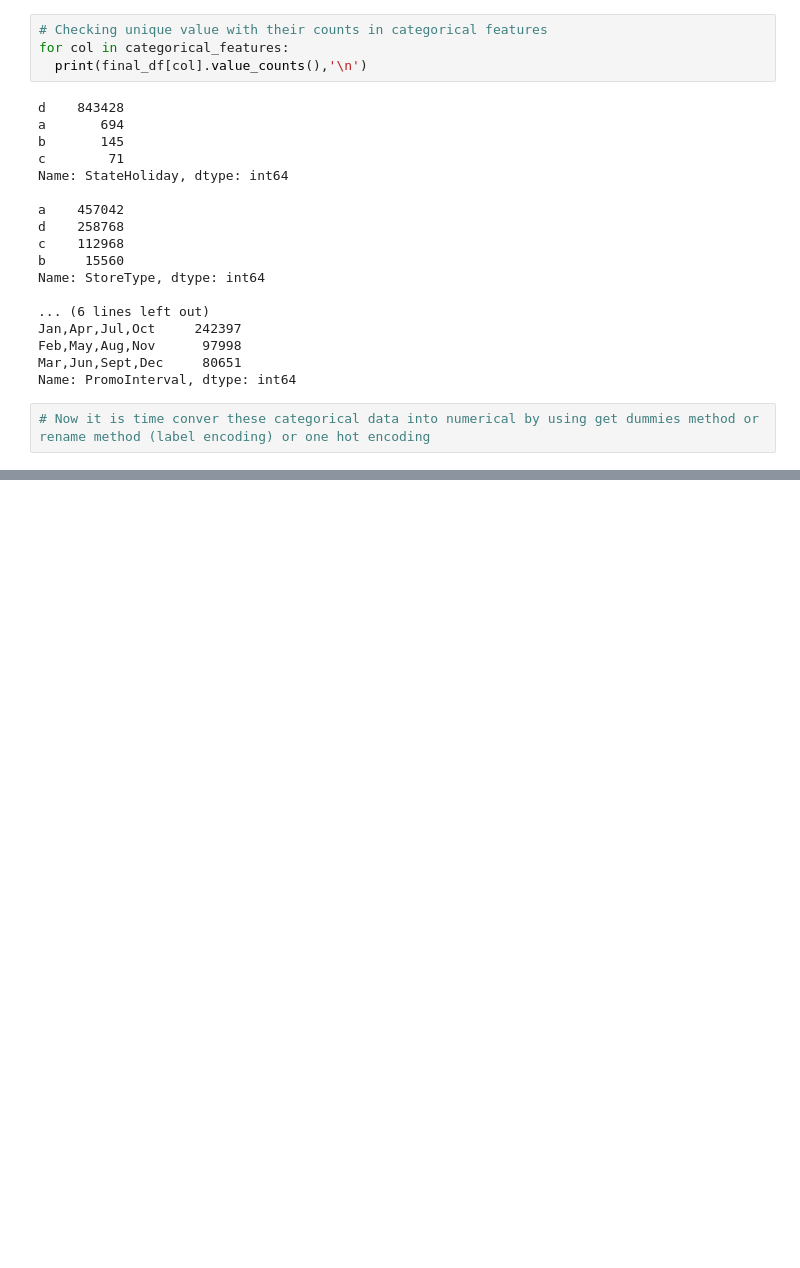
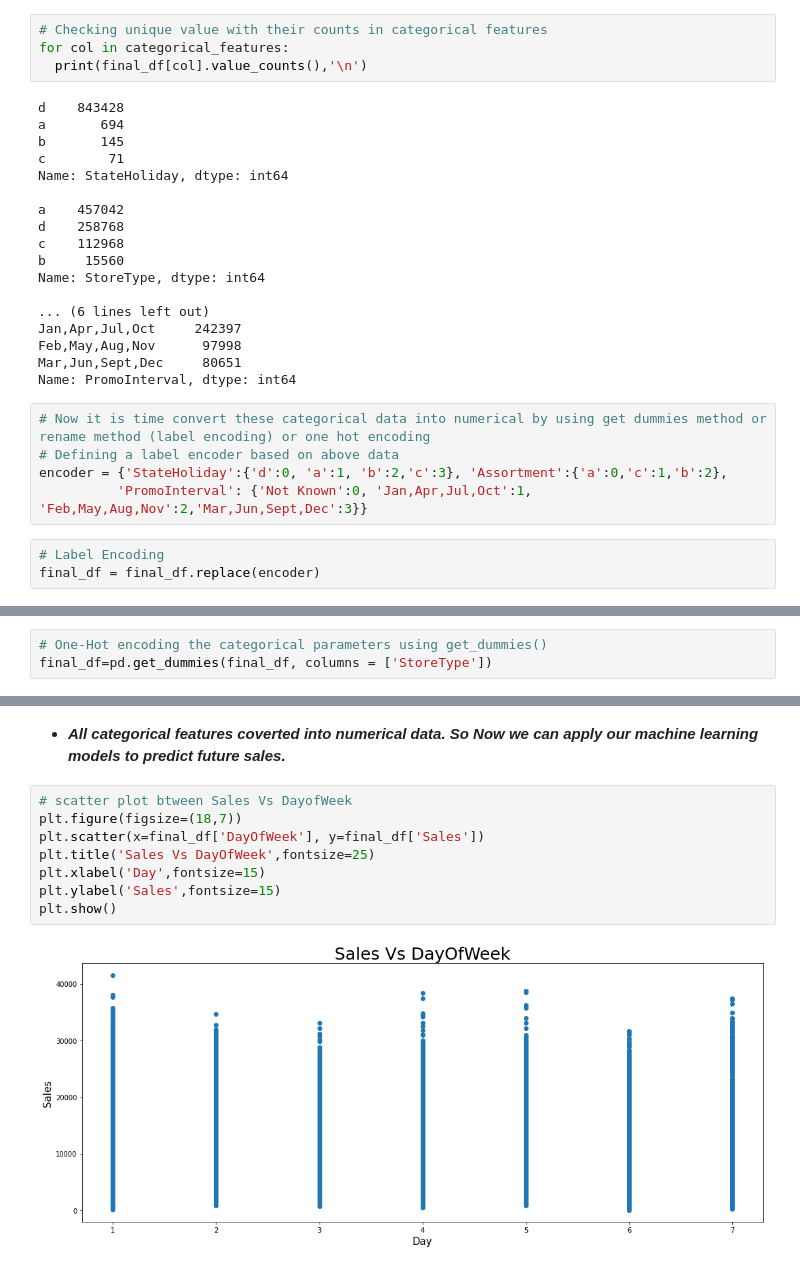
Before and after one commit to Kondasagar/Retail-Sales-Prediction-Regression-Model, a Jupyter notebook: Rossmann_Sales_Prediction_Capstone_Project.ipynb, the cells around one changed output, grey strips where cells are left out. Saved outputs shown, nothing was run; the diff lists cells and outputs as text; blank space fills up the shorter version.

```diff
--- a/Rossmann_Sales_Prediction_Capstone_Project.ipynb
+++ b/Rossmann_Sales_Prediction_Capstone_Project.ipynb
@@ -534,4 +537,10 @@ Feb,May,Aug,Nov      97998
 Mar,Jun,Sept,Dec     80651
 Name: PromoInterval, dtype: int64
 # %%
-# Now it is time conver these categorical data into numerical by using get dummies method or rename method (label encoding) or one hot encoding
+# Now it is time convert these categorical data into numerical by using get dummies method or rename method (label encoding) or one hot encoding
+# Defining a label encoder based on above data
+encoder = {'StateHoliday':{'d':0, 'a':1, 'b':2,'c':3}, 'Assortment':{'a':0,'c':1,'b':2},
+          'PromoInterval': {'Not Known':0, 'Jan,Apr,Jul,Oct':1, 'Feb,May,Aug,Nov':2,'Mar,Jun,Sept,Dec':3}}
+# %%
+# Label Encoding
+final_df = final_df.replace(encoder)
@@ -537,0 +567,3 @@ Name: PromoInterval, dtype: int64
+# %%
+# One-Hot encoding the categorical parameters using get_dummies()
+final_df=pd.get_dummies(final_df, columns = ['StoreType'])
@@ -537,0 +613,12 @@ Name: PromoInterval, dtype: int64
+# %% [markdown]
+* ***All categorical features coverted into numerical data. So Now we can apply our machine learning models to predict future sales.***
+# %%
+# scatter plot btween Sales Vs DayofWeek
+plt.figure(figsize=(18,7))
+plt.scatter(x=final_df['DayOfWeek'], y=final_df['Sales'])
+plt.title('Sales Vs DayOfWeek',fontsize=25)
+plt.xlabel('Day',fontsize=15)
+plt.ylabel('Sales',fontsize=15)
+plt.show()
+# %% [output]
+[figure, added]
```
Also changed, not shown: parts of 25 cells of this notebook.
